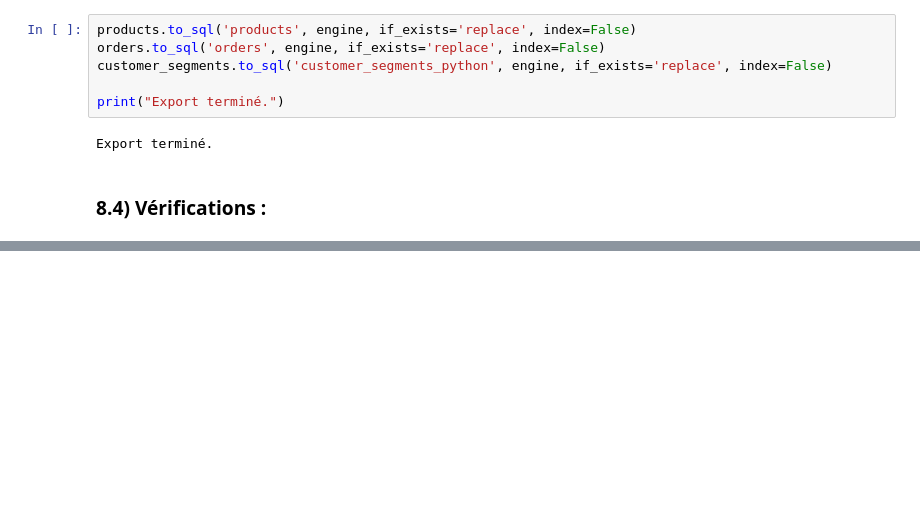
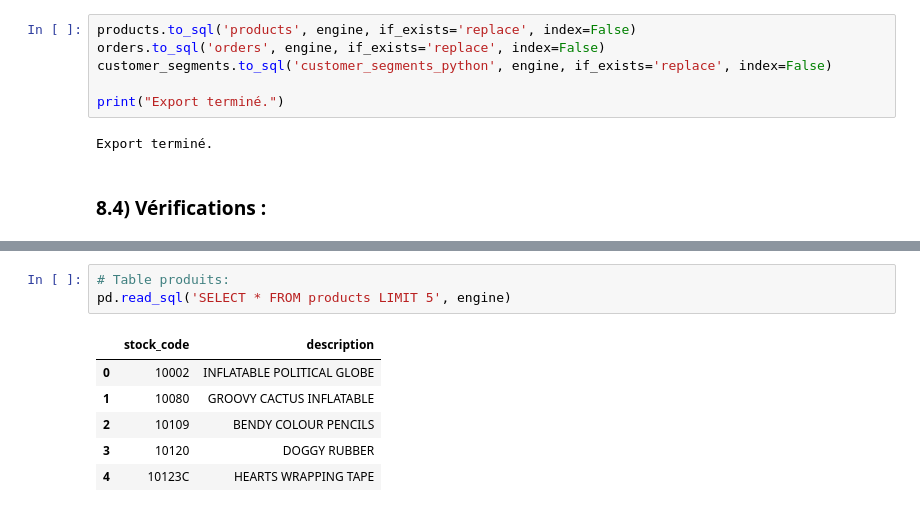
Before and after one commit to Nithilan16/Online_retail-rfm-segmentation, a Jupyter notebook: notebooks/online_retail.ipynb, the cells around one changed output, grey strips where cells are left out. Cells and saved outputs as stored; diff of their text form; blank space fills up the shorter version.

```diff
--- a/notebooks/online_retail.ipynb
+++ b/notebooks/online_retail.ipynb
@@ -1202,0 +1215,10 @@ Export terminé.
+# %%
+# Table produits:
+pd.read_sql('SELECT * FROM products LIMIT 5', engine)
+# %% [output]
+|  | stock_code | description |
+| 0 | 10002 | INFLATABLE POLITICAL GLOBE |
+| 1 | 10080 | GROOVY CACTUS INFLATABLE |
+| 2 | 10109 | BENDY COLOUR PENCILS |
+| 3 | 10120 | DOGGY RUBBER |
+| 4 | 10123C | HEARTS WRAPPING TAPE |
```
Also changed, not shown: parts of 4 cells of this notebook.
